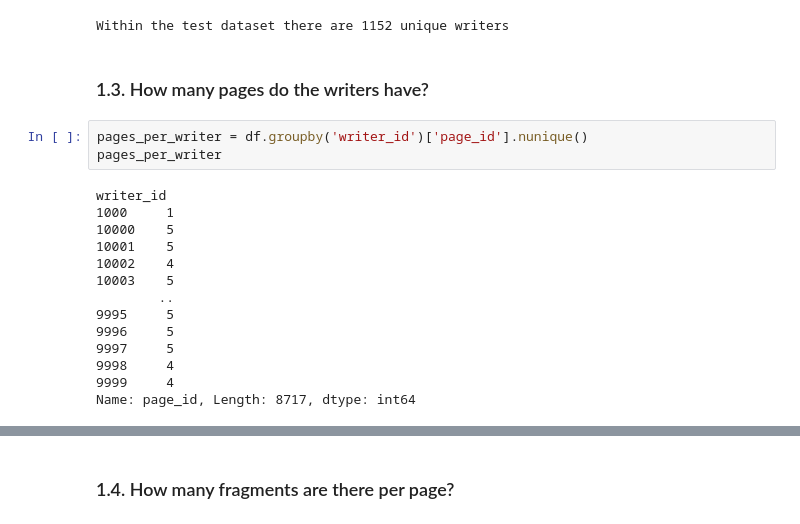
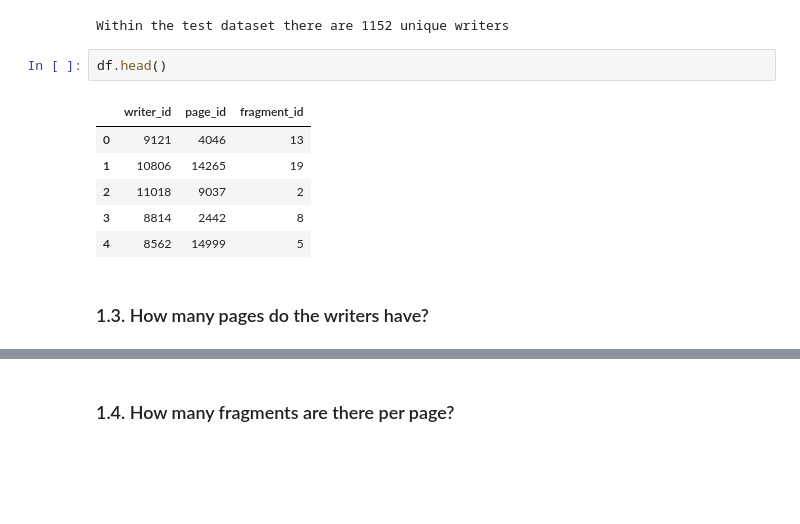
Before and after one commit to bohniti/jigsaw-puzzle-solver, a Jupyter notebook: notebooks/exploratory/eda_preproceccing.ipynb, the cells around one changed output, grey strips where cells are left out. Drawn from its saved outputs; the diff is of its cells as text; blank space fills up the shorter version.

```diff
--- a/notebooks/exploratory/eda_preproceccing.ipynb
+++ b/notebooks/exploratory/eda_preproceccing.ipynb
@@ -139,23 +131,15 @@ df_test = pd.DataFrame.from_records(file_names_test_parts,columns=['writer_id',
 print('Within the test dataset there are {} unique writers'.format(df_test.nunique()[0]))
 # %% [output]
 Within the test dataset there are 1152 unique writers
+# %%
+df.head()
+# %% [output]
+|  | writer_id | page_id | fragment_id |
+| 0 | 9121 | 4046 | 13 |
+| 1 | 10806 | 14265 | 19 |
+| 2 | 11018 | 9037 | 2 |
+| 3 | 8814 | 2442 | 8 |
+| 4 | 8562 | 14999 | 5 |
 # %% [markdown]
 <a name='1.3'></a>
 ### 1.3. How many pages do the writers have?
-# %%
-pages_per_writer = df.groupby('writer_id')['page_id'].nunique()
-pages_per_writer
-# %% [output]
-writer_id
-1000     1
-10000    5
-10001    5
-10002    4
-10003    5
-        ..
-9995     5
-9996     5
-9997     5
-9998     4
-9999     4
-Name: page_id, Length: 8717, dtype: int64
```
Also changed, not shown: parts of 22 cells of this notebook, 4 other files.
